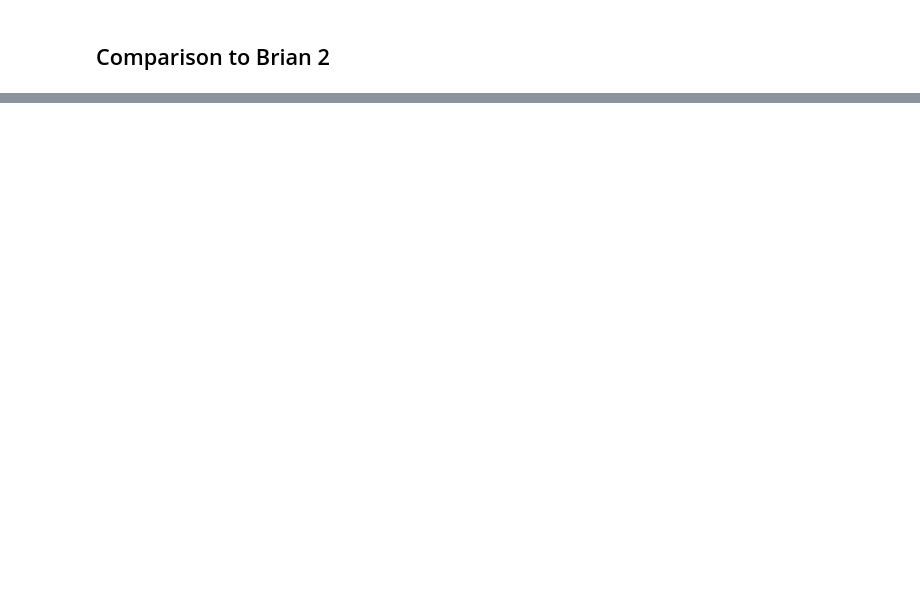
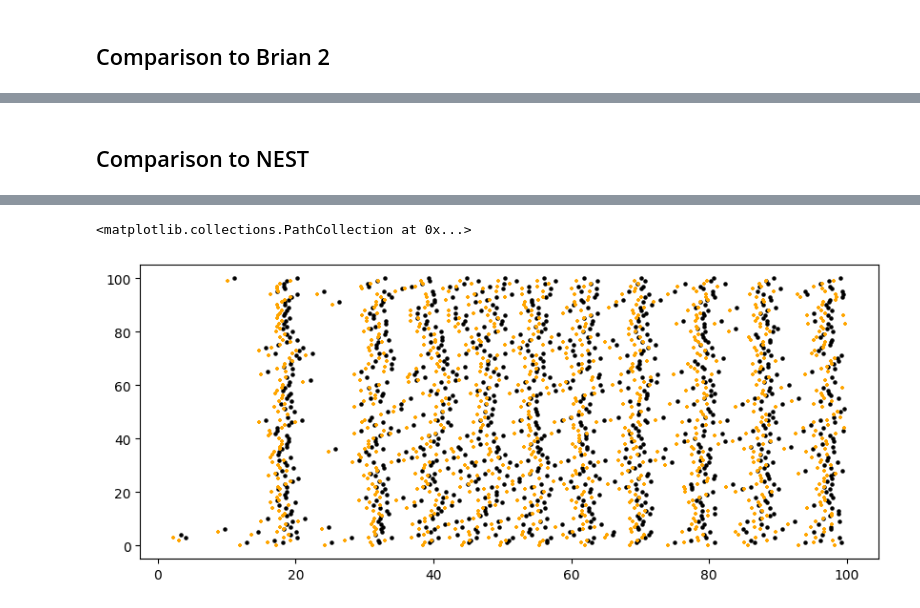
Before and after one commit to Eric-OG/snnblaze, a Jupyter notebook: examples/simple_network.ipynb, the cells around one changed output, grey strips where cells are left out. Drawn from its saved outputs; the diff is of its cells as text; code cells hidden in the pictures; blank space fills up the shorter version.

Commit message:
Update with NEST example for comparison

```diff
--- a/examples/simple_network.ipynb
+++ b/examples/simple_network.ipynb
@@ -308,0 +312,76 @@ plt.show()
+# %% [markdown]
+## Comparison to NEST
+# %%
+import nest
+import numpy as np
+import matplotlib.pyplot as plt
+
+dt = 0.001
+input_weight = 30.0
+
+nest.ResetKernel()
+nest.SetKernelStatus({"resolution": dt})  # simulation resolution in ms
+
+# ==============================
+# Create neurons
+# ==============================
+neurons = nest.Create("iaf_psc_delta", num_neurons, params={
+    "V_m": -70,
+    "V_th": -50,
+    "V_reset": -70,
+    "tau_m": 20.0,
+    "t_ref": 5.0
+})
+
+# ==============================
+# Connect neurons according to graph
+# ==============================
+for pre, post, weight, delay in graph:
+    nest.Connect(neurons[pre], neurons[post], syn_spec={
+        "weight": weight,
+        "delay": delay*1000
+    })
+
+# ==============================
+# Input spike generator
+# ==============================
+# Convert spike_storage → NEST format
+spike_times_dict = {}
+for t, neuron_id, _ in spike_storage:
+    spike_times_dict.setdefault(neuron_id, []).append(t)
+
+input_generators = []
+for neuron_id, times in spike_times_dict.items():
+    sg = nest.Create("spike_generator", params={"spike_times": [time*1000 for time in times]})
+    nest.Connect(sg, neurons[neuron_id], syn_spec={"weight": input_weight})
+    input_generators.append(sg)
+
+# ==============================
+# Recording devices
+# ==============================
+spikemon = nest.Create("spike_recorder")
+nest.Connect(neurons, spikemon)
+
+# Optional: membrane potential recording
+statemon = nest.Create("voltmeter")
+nest.Connect(statemon, neurons[0])  # record first neuron
+
+# ==============================
+# Run simulation
+# ==============================
+nest.Simulate(100)
+
+# ==============================
+# Extract spike data
+# ==============================
+events = nest.GetStatus(spikemon, "events")[0]
+neuron_ids_nest = events["senders"]
+spike_times_nest = events["times"]
+
+# ==============================
+# Plot raster
+# ==============================
+plt.figure(figsize=(10,4))
+plt.scatter(spike_times_nest, neuron_ids_nest, s=5, c='black', label="Network spikes")
+plt.scatter(np.array(spike_times)*1000, neuron_ids, c='orange', s=5, marker='+')
+# %% [output]
@@ -308,0 +402,2 @@ plt.show()
+<matplotlib.collections.PathCollection at 0x...>
+[figure, added]
```
Also changed, not shown: parts of 6 cells of this notebook.
